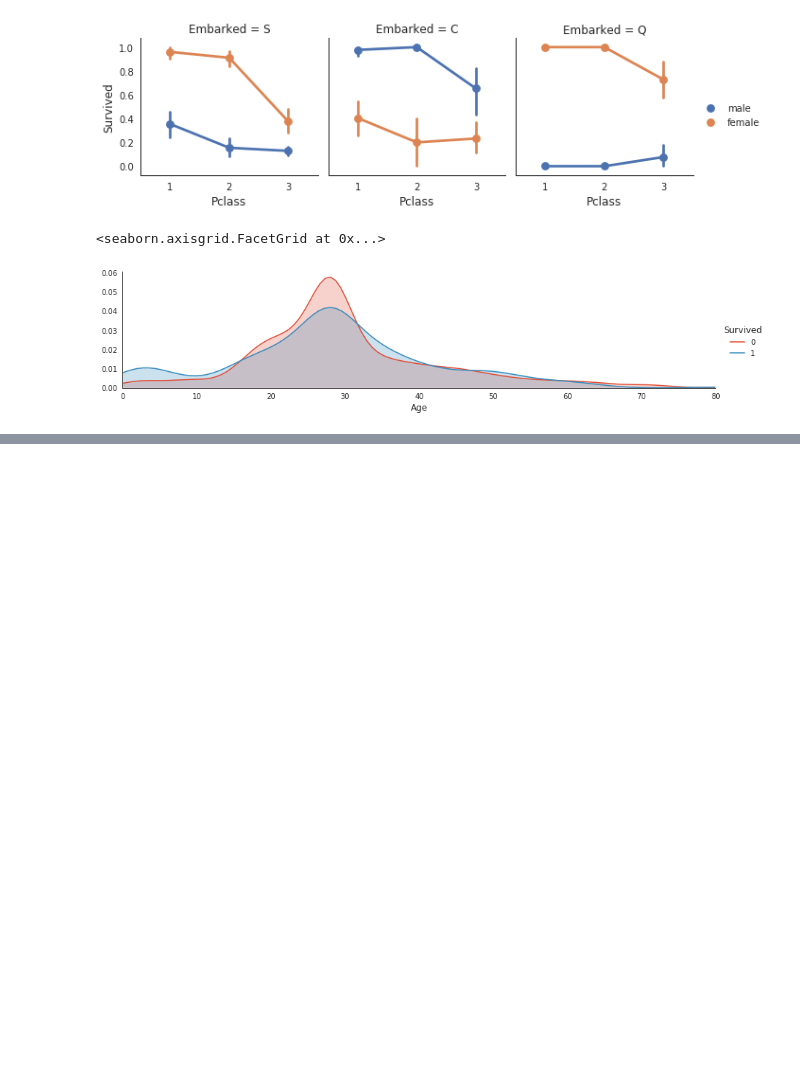
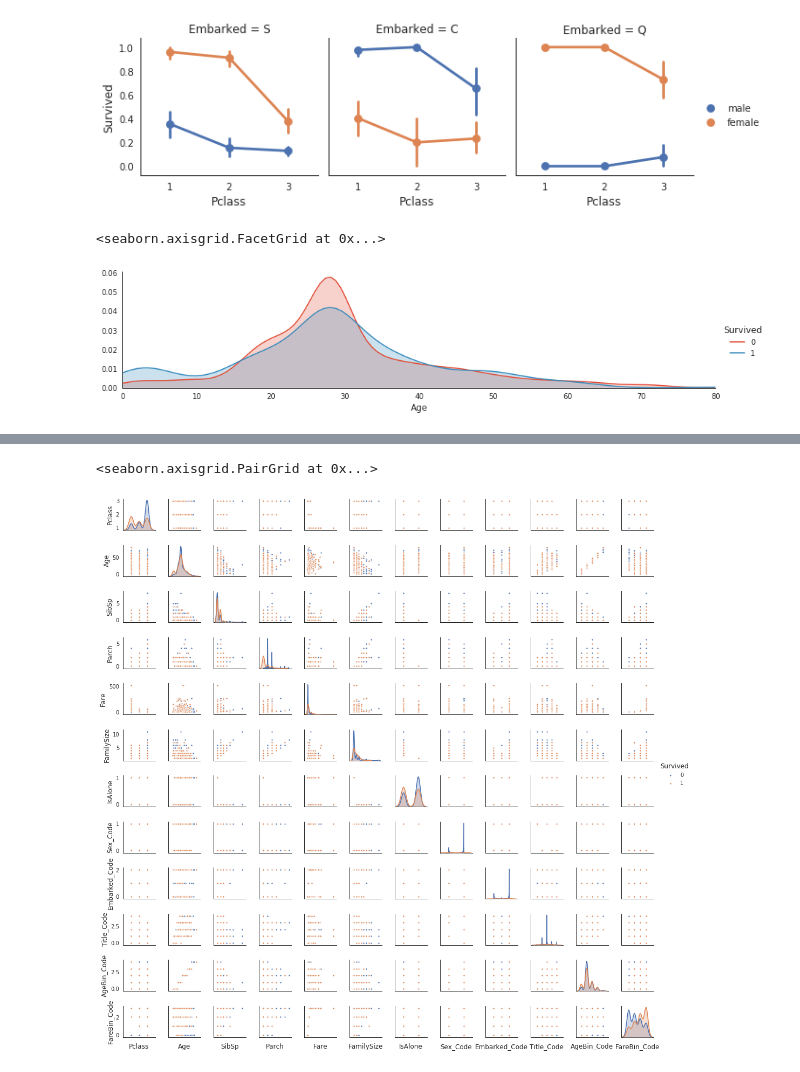
Before and after one commit to KaioViana/Titanic-predict, a Jupyter notebook: titanic.ipynb, the cells around one changed output, grey strips where cells are left out. Drawn from its saved outputs; the diff is of its cells as text; code cells hidden in the pictures; blank space fills up the shorter version.

Commit message:
Iniciando Modelos de dados

```diff
--- a/titanic.ipynb
+++ b/titanic.ipynb
@@ -742,0 +759,7 @@ a.add_legend()
+# %%
+# Parear parcelas de um conjunto de dados inteiro
+pp = sns.pairplot(data1, hue='Survived', palette='deep', size=1.2, diag_kind='kde', diag_kws=dict(shade=True), plot_kws=dict(s=10))
+pp.set(xticklabels=[])
+# %% [output]
+<seaborn.axisgrid.PairGrid at 0x...>
+[figure, added]
```
Also changed, not shown: parts of 12 cells of this notebook.
